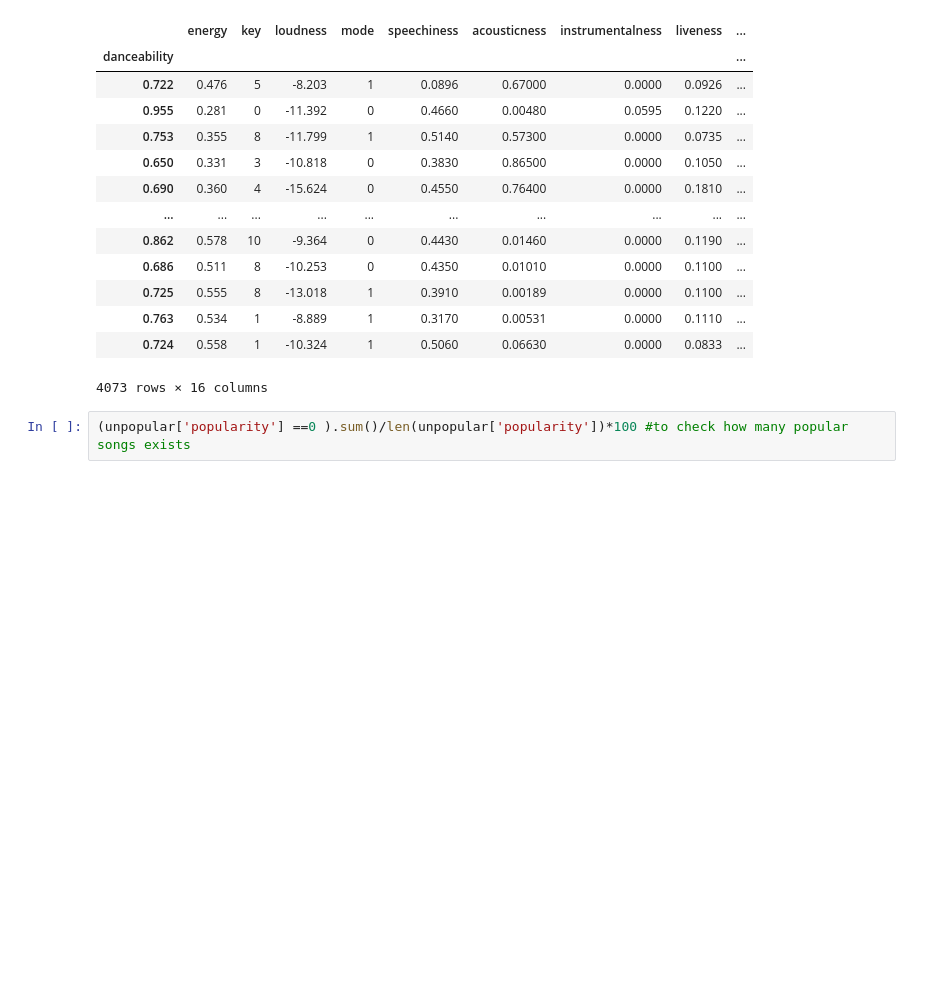
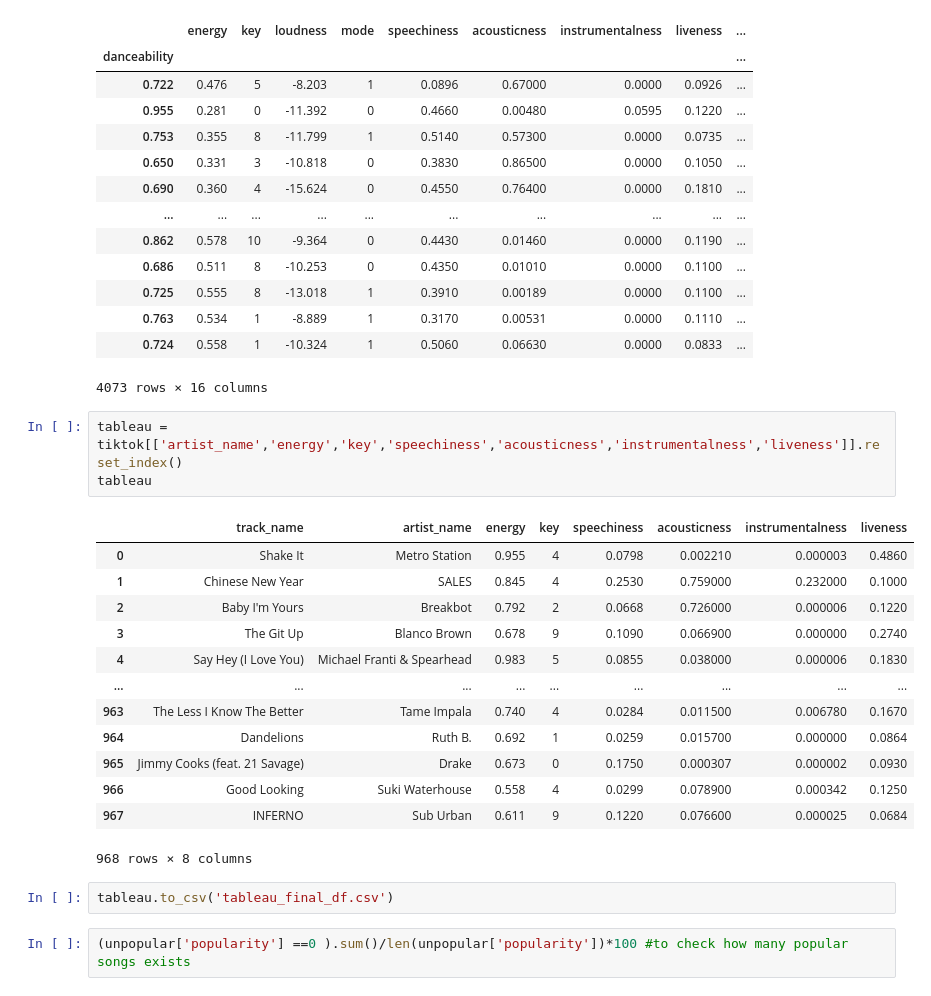
Before and after one commit to sir-cap/mid-bootcamp-project, a Jupyter notebook: Project2 - tiktok.ipynb, the cells around one changed output. Drawn from its saved outputs; the diff is of its cells as text; blank space fills up the shorter version.

```diff
--- a/Project2 - tiktok.ipynb
+++ b/Project2 - tiktok.ipynb
@@ -139,6 +130,25 @@ unpopular
 | 0.763 | 0.534 | 1 | -8.889 | 1 | 0.3170 | 0.00531 | 0.0000 | 0.1110 | ... |
 | 0.724 | 0.558 | 1 | -10.324 | 1 | 0.5060 | 0.06630 | 0.0000 | 0.0833 | ... |
 4073 rows × 16 columns
+# %%
+tableau = tiktok[['artist_name','energy','key','speechiness','acousticness','instrumentalness','liveness']].reset_index()
+tableau
+# %% [output]
+|  | track_name | artist_name | energy | key | speechiness | acousticness | instrumentalness | liveness |
+| 0 | Shake It | Metro Station | 0.955 | 4 | 0.0798 | 0.002210 | 0.000003 | 0.4860 |
+| 1 | Chinese New Year | SALES | 0.845 | 4 | 0.2530 | 0.759000 | 0.232000 | 0.1000 |
+| 2 | Baby I'm Yours | Breakbot | 0.792 | 2 | 0.0668 | 0.726000 | 0.000006 | 0.1220 |
+| 3 | The Git Up | Blanco Brown | 0.678 | 9 | 0.1090 | 0.066900 | 0.000000 | 0.2740 |
+| 4 | Say Hey (I Love You) | Michael Franti & Spearhead | 0.983 | 5 | 0.0855 | 0.038000 | 0.000006 | 0.1830 |
+| ... | ... | ... | ... | ... | ... | ... | ... | ... |
+| 963 | The Less I Know The Better | Tame Impala | 0.740 | 4 | 0.0284 | 0.011500 | 0.006780 | 0.1670 |
+| 964 | Dandelions | Ruth B. | 0.692 | 1 | 0.0259 | 0.015700 | 0.000000 | 0.0864 |
+| 965 | Jimmy Cooks (feat. 21 Savage) | Drake | 0.673 | 0 | 0.1750 | 0.000307 | 0.000002 | 0.0930 |
+| 966 | Good Looking | Suki Waterhouse | 0.558 | 4 | 0.0299 | 0.078900 | 0.000342 | 0.1250 |
+| 967 | INFERNO | Sub Urban | 0.611 | 9 | 0.1220 | 0.076600 | 0.000025 | 0.0684 |
+968 rows × 8 columns
+# %%
+tableau.to_csv('tableau_final_df.csv')
 # %%
 (unpopular['popularity'] ==0 ).sum()/len(unpopular['popularity'])*100 #to check how many popular songs exists
 # %% [output]
```
Also changed, not shown: parts of 52 cells of this notebook, 4 other files.
